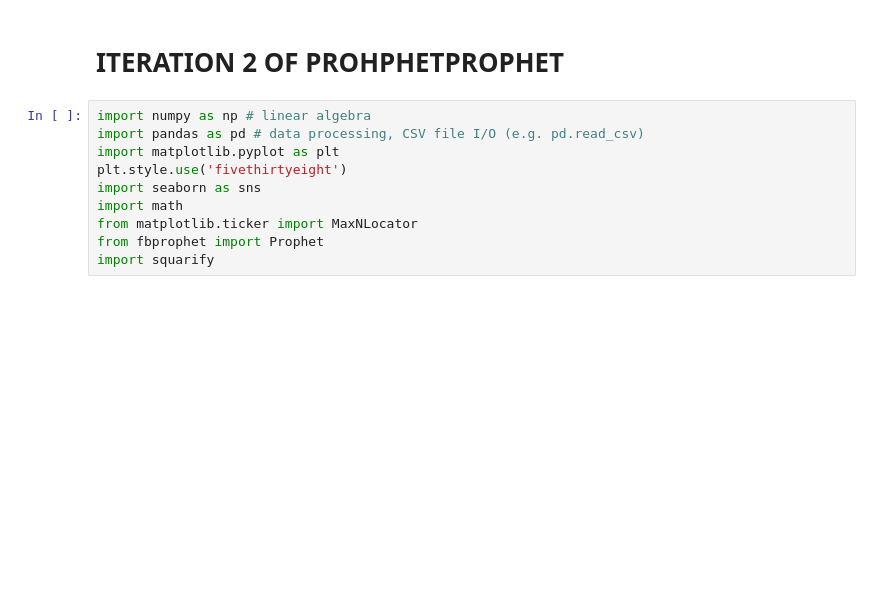
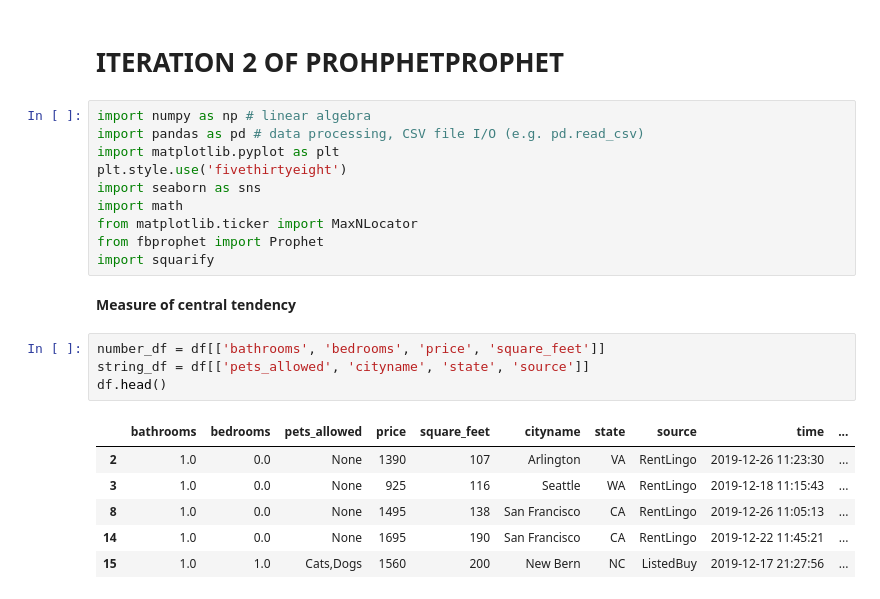
Before and after one commit to khalidakram07/Real-Estate, a Jupyter notebook: realestate.ipynb, the cells around one changed output. Saved outputs shown, nothing was run; the diff lists cells and outputs as text; blank space fills up the shorter version.

Commit message:
Add measure of central tendency

```diff
--- a/realestate.ipynb
+++ b/realestate.ipynb
@@ -929,3 +841,16 @@ import math
 from matplotlib.ticker import MaxNLocator
 from fbprophet import Prophet
 import squarify
+# %% [markdown]
+**Measure of central tendency**
+# %%
+number_df = df[['bathrooms', 'bedrooms', 'price', 'square_feet']]
+string_df = df[['pets_allowed', 'cityname', 'state', 'source']]
+df.head()
+# %% [output]
+|  | bathrooms | bedrooms | pets_allowed | price | square_feet | cityname | state | source | time | ... |
+| 2 | 1.0 | 0.0 | None | 1390 | 107 | Arlington | VA | RentLingo | 2019-12-26 11:23:30 | ... |
+| 3 | 1.0 | 0.0 | None | 925 | 116 | Seattle | WA | RentLingo | 2019-12-18 11:15:43 | ... |
+| 8 | 1.0 | 0.0 | None | 1495 | 138 | San Francisco | CA | RentLingo | 2019-12-26 11:05:13 | ... |
+| 14 | 1.0 | 0.0 | None | 1695 | 190 | San Francisco | CA | RentLingo | 2019-12-22 11:45:21 | ... |
+| 15 | 1.0 | 1.0 | Cats,Dogs | 1560 | 200 | New Bern | NC | ListedBuy | 2019-12-17 21:27:56 | ... |
```
Also changed, not shown: parts of 22 cells of this notebook.
